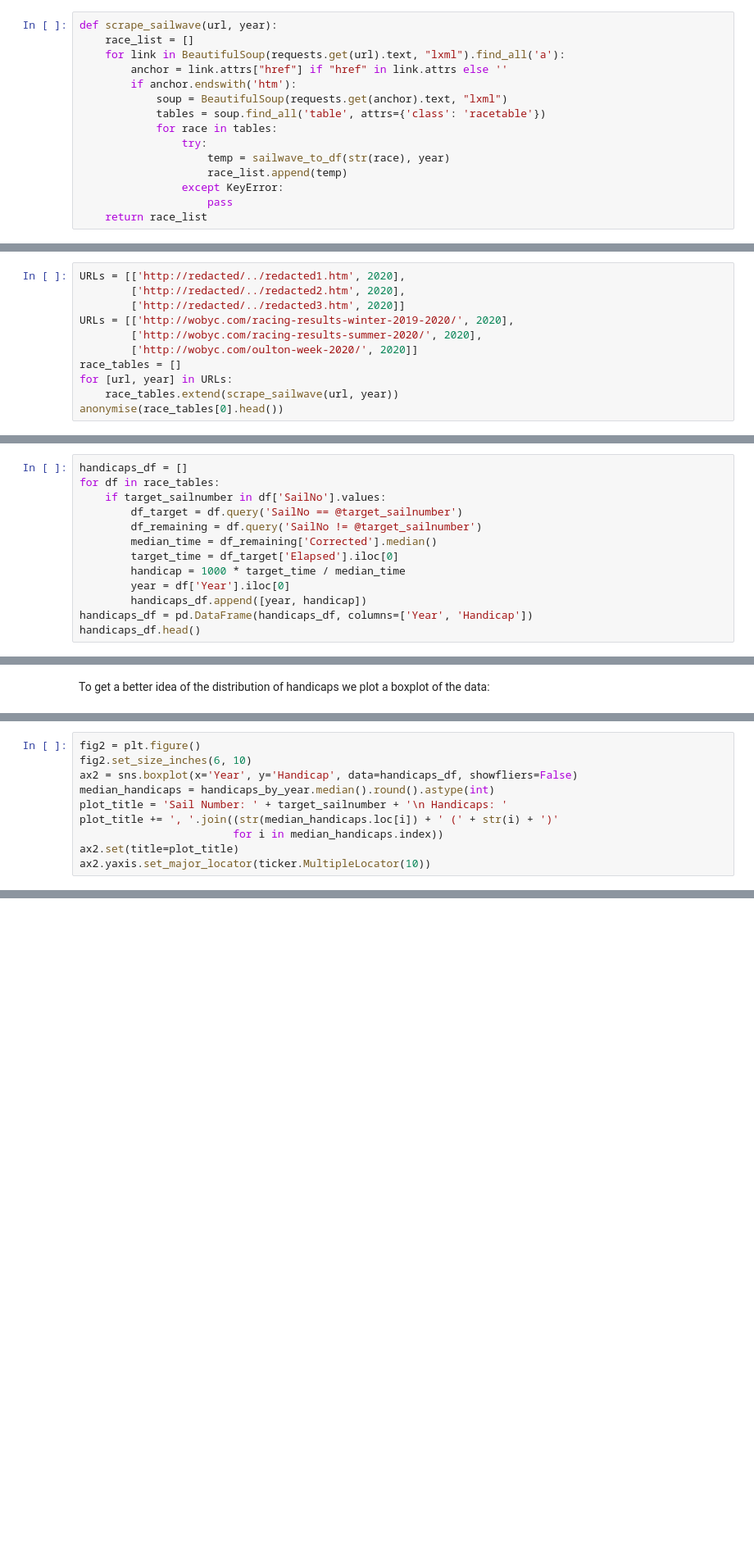
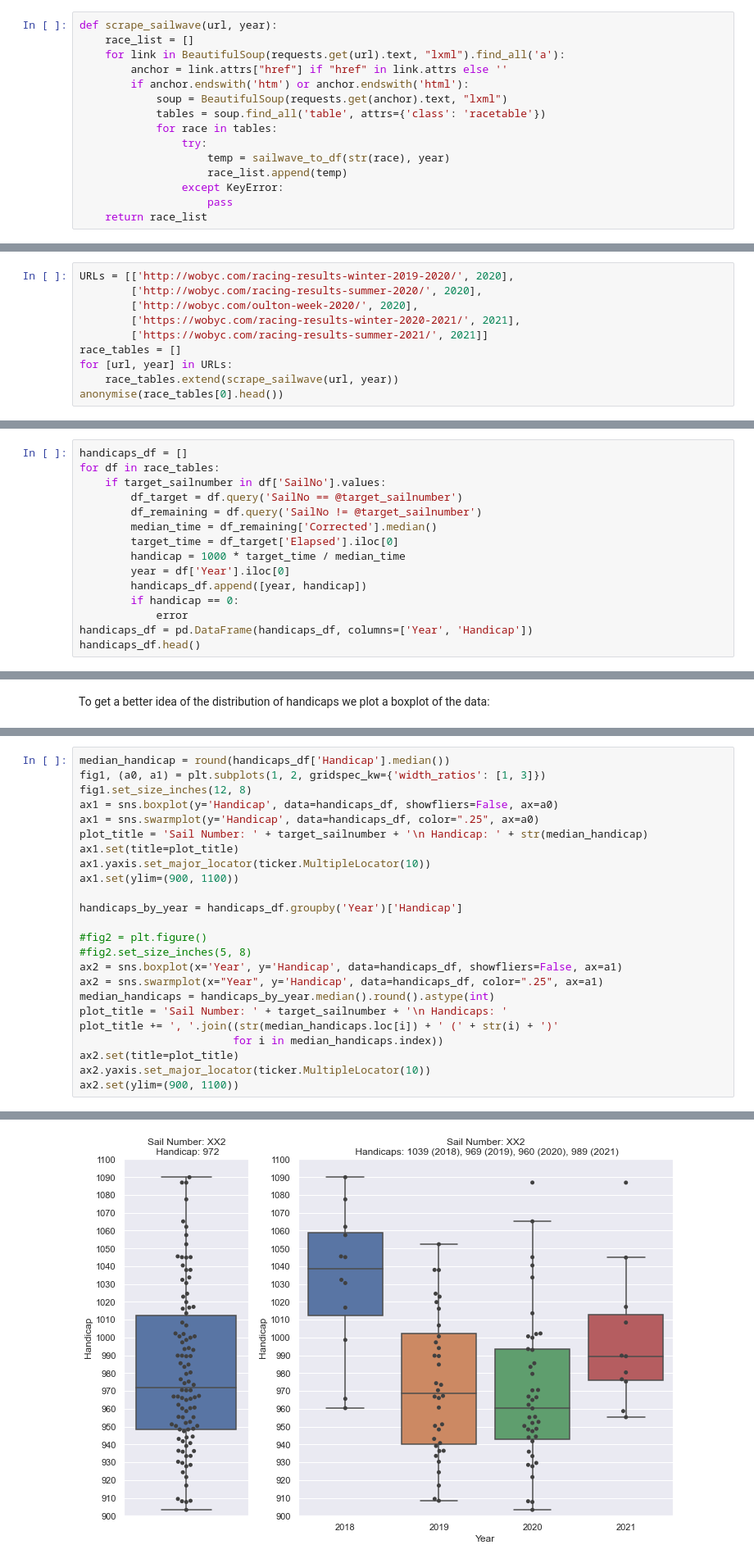
Before and after one commit to AdamYorkston/Experimental-PY-Calculator, a Jupyter notebook: Dinghy Handicap Calculations.ipynb, the cells around one changed output, grey strips where cells are left out. Shown at 82% size. Saved outputs shown, nothing was run; the diff lists cells and outputs as text; blank space fills up the shorter version.

Commit message:
Include DNFs in calculations Fix bug loading HTML

```diff
--- a/Dinghy Handicap Calculations.ipynb
+++ b/Dinghy Handicap Calculations.ipynb
@@ -84,7 +98,7 @@ def scrape_sailwave(url, year):
     race_list = []
     for link in BeautifulSoup(requests.get(url).text, "lxml").find_all('a'):
         anchor = link.attrs["href"] if "href" in link.attrs else ''
-        if anchor.endswith('htm'):
+        if anchor.endswith('htm') or anchor.endswith('html'):
             soup = BeautifulSoup(requests.get(anchor).text, "lxml")
             tables = soup.find_all('table', attrs={'class': 'racetable'})
             for race in tables:
@@ -97,12 +111,11 @@ def scrape_sailwave(url, year):
 # %% [markdown]
 We can then use `scrape_sailwave` on a list of predefined URLs to obtain a list of races:
 # %%
-URLs = [['http://redacted/../redacted1.htm', 2020],
-        ['http://redacted/../redacted2.htm', 2020],
-        ['http://redacted/../redacted3.htm', 2020]]
 URLs = [['http://wobyc.com/racing-results-winter-2019-2020/', 2020],
         ['http://wobyc.com/racing-results-summer-2020/', 2020],
-        ['http://wobyc.com/oulton-week-2020/', 2020]]
+        ['http://wobyc.com/oulton-week-2020/', 2020],
+        ['https://wobyc.com/racing-results-winter-2020-2021/', 2021],
+        ['https://wobyc.com/racing-results-summer-2021/', 2021]]
 race_tables = []
 for [url, year] in URLs:
     race_tables.extend(scrape_sailwave(url, year))
@@ -120,5 +141,7 @@ for df in race_tables:
         handicap = 1000 * target_time / median_time
         year = df['Year'].iloc[0]
         handicaps_df.append([year, handicap])
+        if handicap == 0:
+            error
 handicaps_df = pd.DataFrame(handicaps_df, columns=['Year', 'Handicap'])
 handicaps_df.head()
@@ -160,10 +171,25 @@ handicaps_by_year.describe().round().astype(int)
 # %%
-fig2 = plt.figure()
-fig2.set_size_inches(6, 10)
-ax2 = sns.boxplot(x='Year', y='Handicap', data=handicaps_df, showfliers=False)
+median_handicap = round(handicaps_df['Handicap'].median())
+fig1, (a0, a1) = plt.subplots(1, 2, gridspec_kw={'width_ratios': [1, 3]})
+fig1.set_size_inches(12, 8)
+ax1 = sns.boxplot(y='Handicap', data=handicaps_df, showfliers=False, ax=a0)
+ax1 = sns.swarmplot(y='Handicap', data=handicaps_df, color=".25", ax=a0)
+plot_title = 'Sail Number: ' + target_sailnumber + '\n Handicap: ' + str(median_handicap)
+ax1.set(title=plot_title)
+ax1.yaxis.set_major_locator(ticker.MultipleLocator(10))
+ax1.set(ylim=(900, 1100))
+
+handicaps_by_year = handicaps_df.groupby('Year')['Handicap']
+
+#fig2 = plt.figure()
+#fig2.set_size_inches(5, 8)
+ax2 = sns.boxplot(x='Year', y='Handicap', data=handicaps_df, showfliers=False, ax=a1)
+ax2 = sns.swarmplot(x="Year", y='Handicap', data=handicaps_df, color=".25", ax=a1)
 median_handicaps = handicaps_by_year.median().round().astype(int)
 plot_title = 'Sail Number: ' + target_sailnumber + '\n Handicaps: '
 plot_title += ', '.join((str(median_handicaps.loc[i]) + ' (' + str(i) + ')'
                         for i in median_handicaps.index))
 ax2.set(title=plot_title)
 ax2.yaxis.set_major_locator(ticker.MultipleLocator(10))
+ax2.set(ylim=(900, 1100))
+# %% [output]
@@ -169,0 +197 @@ ax2.yaxis.set_major_locator(ticker.MultipleLocator(10))
+[figure, added]
```
Also changed, not shown: parts of 20 cells of this notebook.
